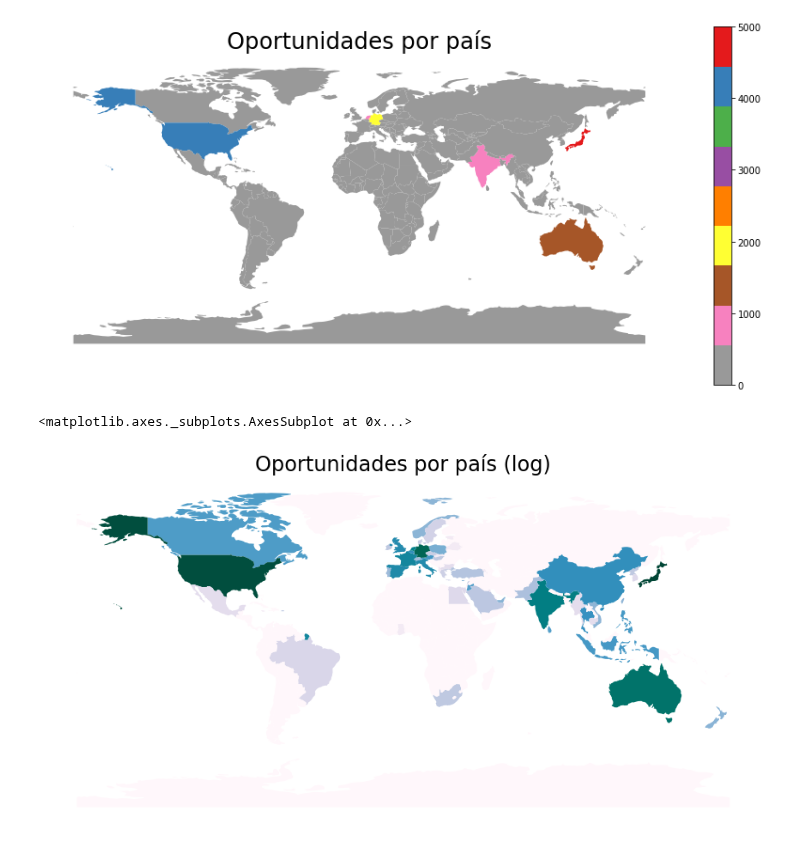
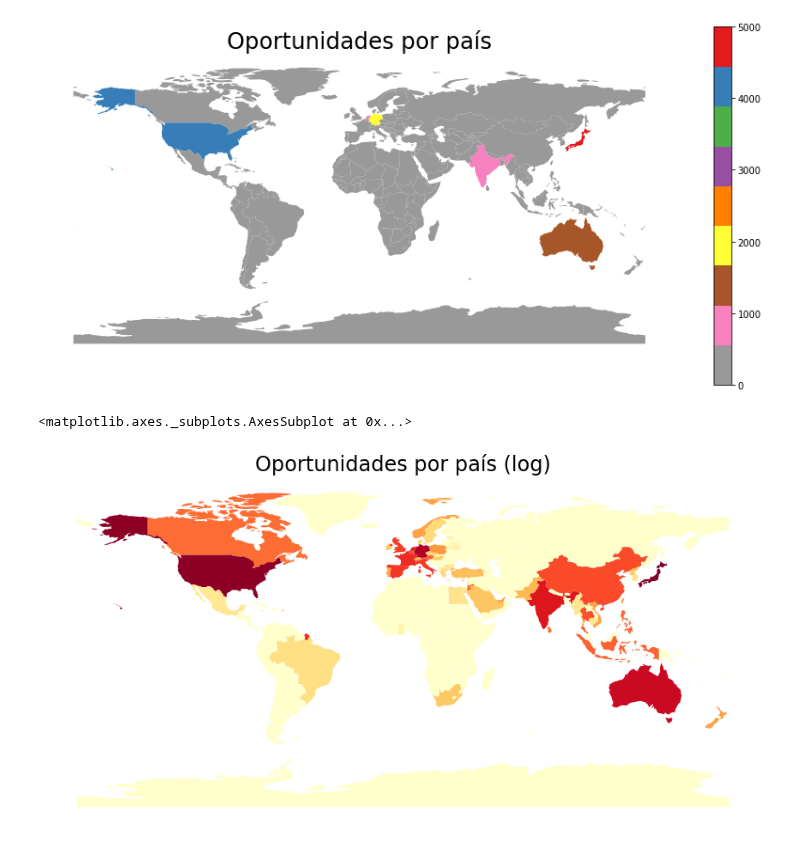
Before and after one commit to FernandoSinisi/Orga-Datos-2C-2020, a Jupyter notebook: TP1/Graficos.ipynb, the cells around one changed output. Cells and saved outputs as stored; diff of their text form; code cells hidden in the pictures.

```diff
--- a/TP1/Graficos.ipynb
+++ b/TP1/Graficos.ipynb
@@ -299,8 +299,8 @@ dfmerge.plot(column='count',cmap='Set1_r',ax=ax)
 # %%
 fig, ax = plt.subplots(1, figsize=(15, 9))
 ax.axis('off')
 plt.title('Oportunidades por país (log)',size=24)
-dfmerge.plot(column='count_log',cmap='PuBuGn',ax=ax)
+dfmerge.plot(column='count_log',cmap='YlOrRd',ax=ax)
 # %% [output]
 <matplotlib.axes._subplots.AxesSubplot at 0x...>
-[figure, old version]
+[figure, new version]
```
